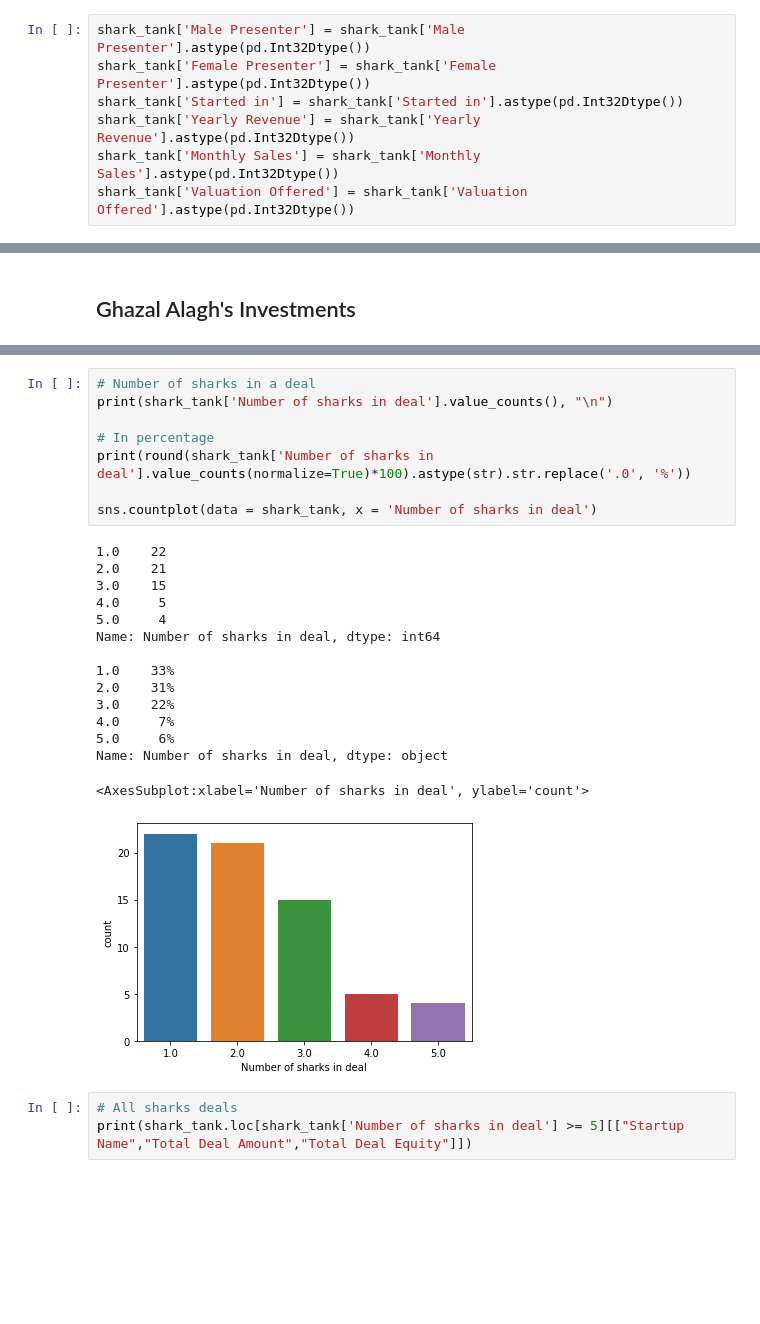
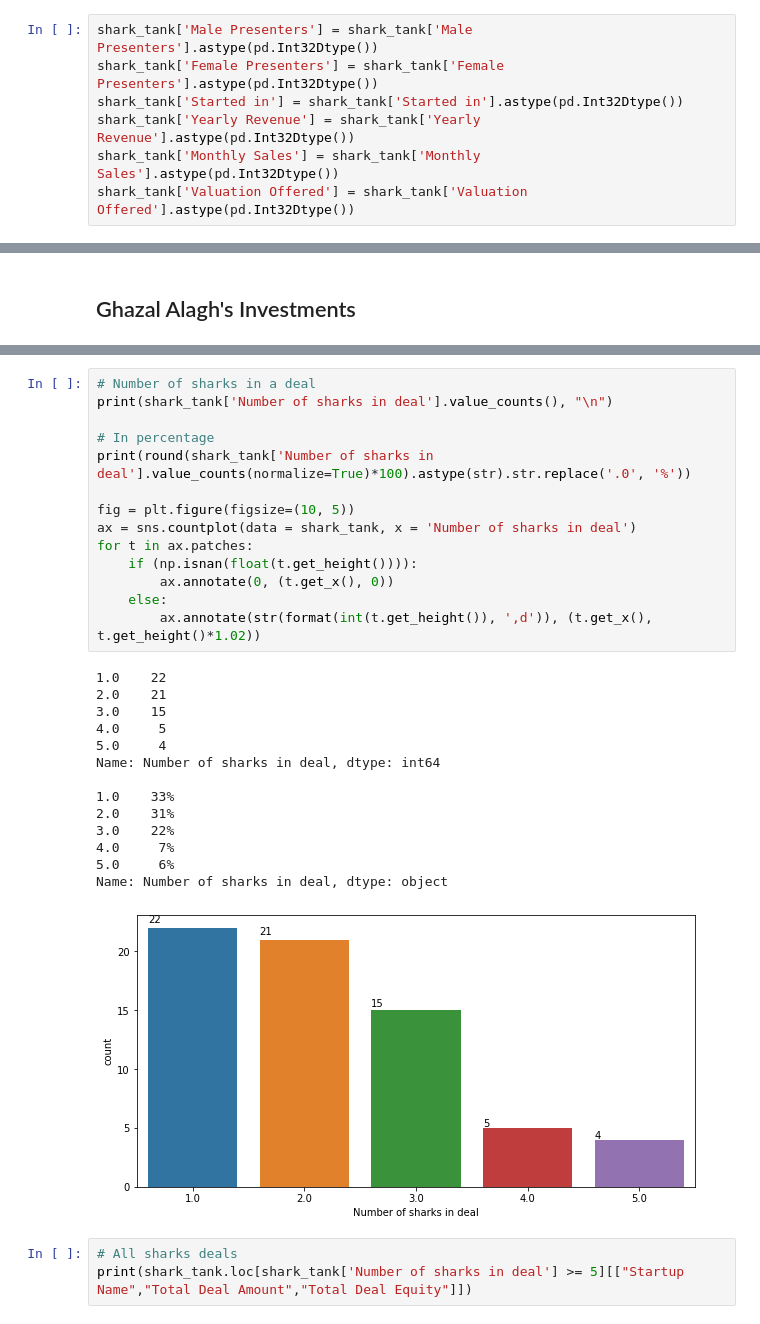
Before and after one commit to satya-thirumani/shark-tank-india, a Jupyter notebook: Shark Tank India Analysis.ipynb, the cells around one changed output, grey strips where cells are left out. Drawn from its saved outputs; the diff is of its cells as text; blank space fills up the shorter version.

Commit message:
Kaggle Notebook | Shark Tank India Analysis | Version 9

```diff
--- a/Shark Tank India Analysis.ipynb
+++ b/Shark Tank India Analysis.ipynb
@@ -83,8 +83,8 @@ shark_tank.tail(10).T
 | Ghazal Debt Amount | NaN | NaN | NaN | NaN | NaN | NaN | NaN | NaN | NaN | NaN |
 | Number of sharks in deal | NaN | NaN | NaN | 4.0 | NaN | NaN | 3.0 | NaN | 2.0 | NaN |
 # %%
-shark_tank['Male Presenter'] = shark_tank['Male Presenter'].astype(pd.Int32Dtype())
-shark_tank['Female Presenter'] = shark_tank['Female Presenter'].astype(pd.Int32Dtype())
+shark_tank['Male Presenters'] = shark_tank['Male Presenters'].astype(pd.Int32Dtype())
+shark_tank['Female Presenters'] = shark_tank['Female Presenters'].astype(pd.Int32Dtype())
 shark_tank['Started in'] = shark_tank['Started in'].astype(pd.Int32Dtype())
 shark_tank['Yearly Revenue'] = shark_tank['Yearly Revenue'].astype(pd.Int32Dtype())
 shark_tank['Monthly Sales'] = shark_tank['Monthly Sales'].astype(pd.Int32Dtype())
@@ -708,27 +700,32 @@ Name: Industry, dtype: int64
 # %%
 # Number of sharks in a deal
 print(shark_tank['Number of sharks in deal'].value_counts(), "\n")
 
 # In percentage
 print(round(shark_tank['Number of sharks in deal'].value_counts(normalize=True)*100).astype(str).str.replace('.0', '%'))
 
-sns.countplot(data = shark_tank, x = 'Number of sharks in deal')
+fig = plt.figure(figsize=(10, 5))
+ax = sns.countplot(data = shark_tank, x = 'Number of sharks in deal')
+for t in ax.patches:
+    if (np.isnan(float(t.get_height()))):
+        ax.annotate(0, (t.get_x(), 0))
+    else:
+        ax.annotate(str(format(int(t.get_height()), ',d')), (t.get_x(), t.get_height()*1.02))
 # %% [output]
 1.0    22
 2.0    21
 3.0    15
 4.0     5
 5.0     4
 Name: Number of sharks in deal, dtype: int64
 
 1.0    33%
 2.0    31%
 3.0    22%
 4.0     7%
 5.0     6%
 Name: Number of sharks in deal, dtype: object
-<AxesSubplot:xlabel='Number of sharks in deal', ylabel='count'>
-[figure, old version]
+[figure, new version]
 # %%
 # All sharks deals
 print(shark_tank.loc[shark_tank['Number of sharks in deal'] >= 5][["Startup Name","Total Deal Amount","Total Deal Equity"]])
```
Also changed, not shown: parts of 34 cells of this notebook.
